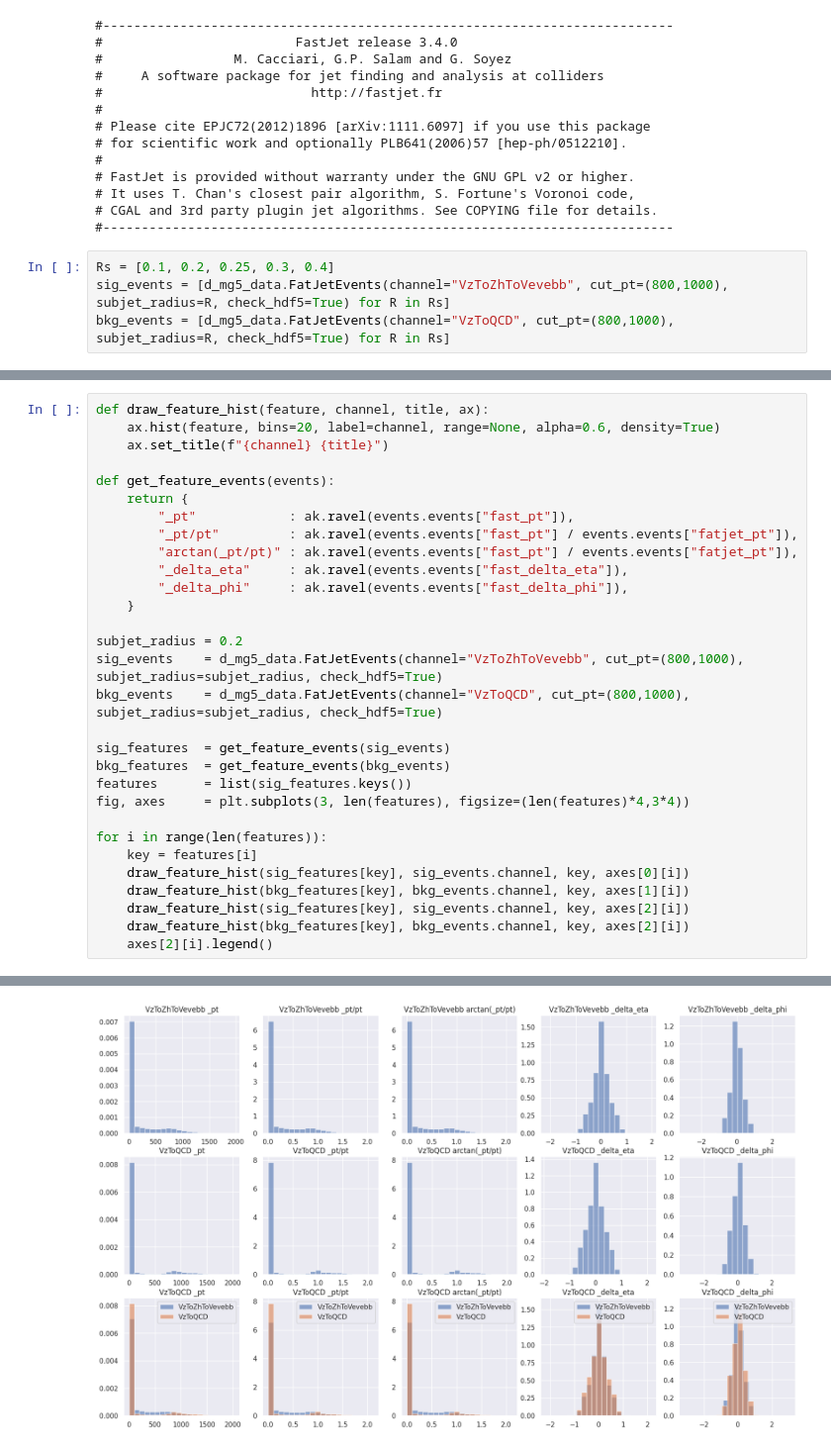
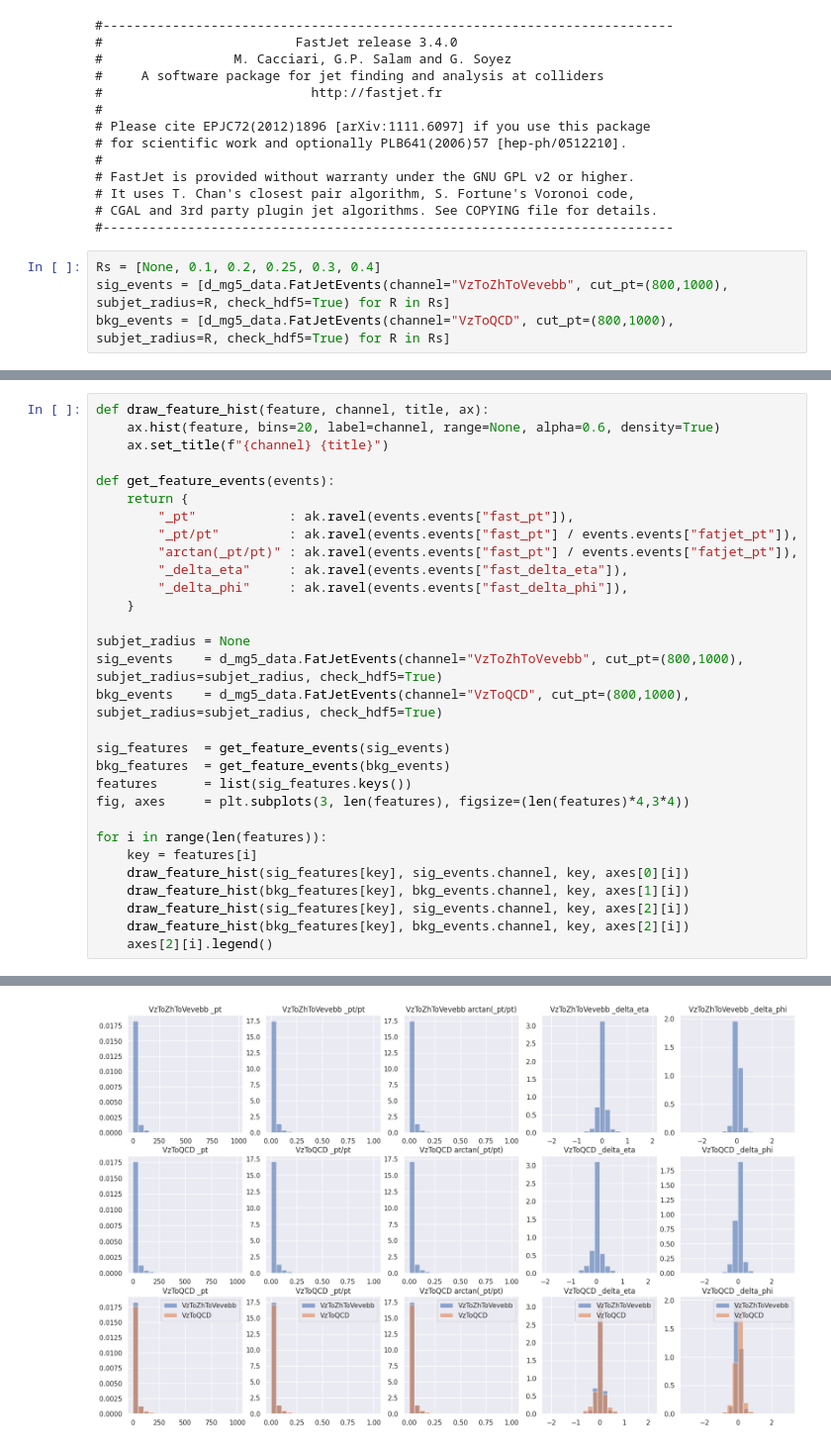
Before and after one commit to maplexgitx0302/QML-QCGNN, a Jupyter notebook: d_h5py_info.ipynb, the cells around one changed output, grey strips where cells are left out. Shown: that part at 99% size. Drawn from its saved outputs; the diff is of its cells as text.

Commit message:
20230920 Add subjet_radius = None

```diff
--- a/d_h5py_info.ipynb
+++ b/d_h5py_info.ipynb
@@ -20,7 +20,7 @@ sns.set_theme()
 # CGAL and 3rd party plugin jet algorithms. See COPYING file for details.
 #--------------------------------------------------------------------------
 # %%
-Rs = [0.1, 0.2, 0.25, 0.3, 0.4]
+Rs = [None, 0.1, 0.2, 0.25, 0.3, 0.4]
 sig_events = [d_mg5_data.FatJetEvents(channel="VzToZhToVevebb", cut_pt=(800,1000), subjet_radius=R, check_hdf5=True) for R in Rs]
 bkg_events = [d_mg5_data.FatJetEvents(channel="VzToQCD", cut_pt=(800,1000), subjet_radius=R, check_hdf5=True) for R in Rs]
 # %% [output]
@@ -71,7 +68,7 @@ def get_feature_events(events):
         "_delta_phi"     : ak.ravel(events.events["fast_delta_phi"]),
     }
 
-subjet_radius = 0.2
+subjet_radius = None
 sig_events    = d_mg5_data.FatJetEvents(channel="VzToZhToVevebb", cut_pt=(800,1000), subjet_radius=subjet_radius, check_hdf5=True)
 bkg_events    = d_mg5_data.FatJetEvents(channel="VzToQCD", cut_pt=(800,1000), subjet_radius=subjet_radius, check_hdf5=True)
 
@@ -95 +92 @@ DataLog: Successfully loading hdf5 file VzToQCD|c800_1000_r0.2.hdf5
-[figure, old version]
+[figure, new version]
```
Also changed, not shown: parts of 3 cells of this notebook, 6 other files.
